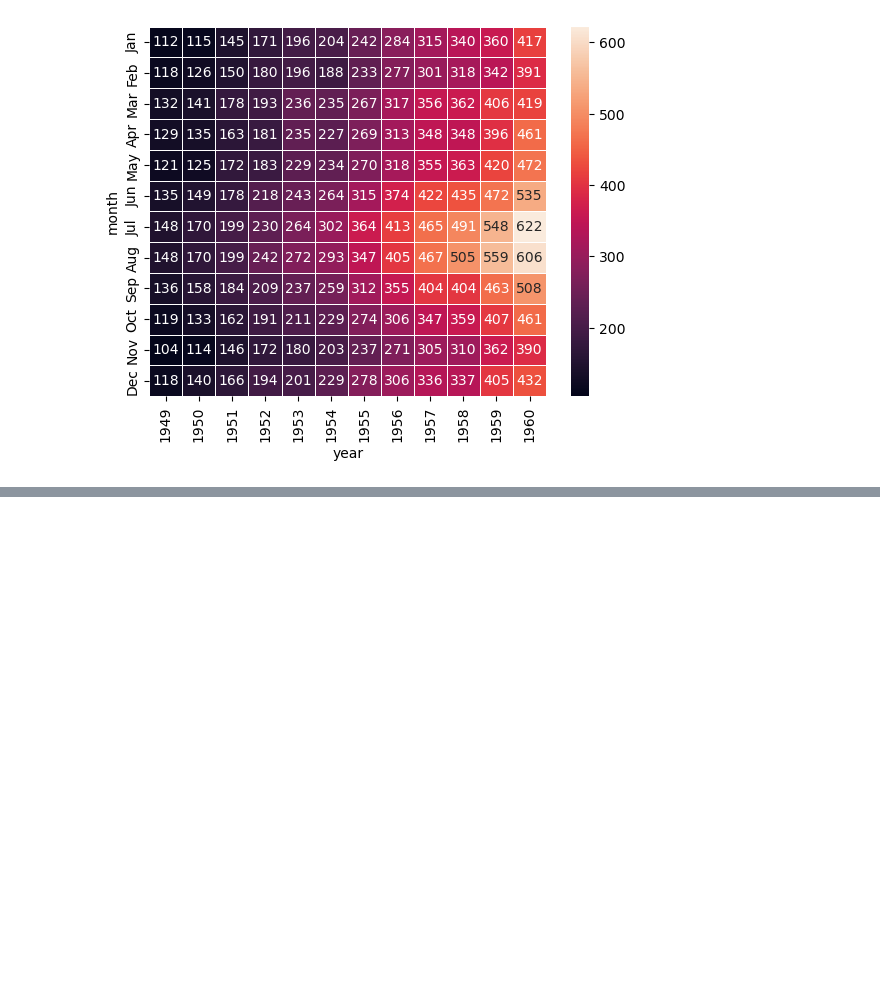
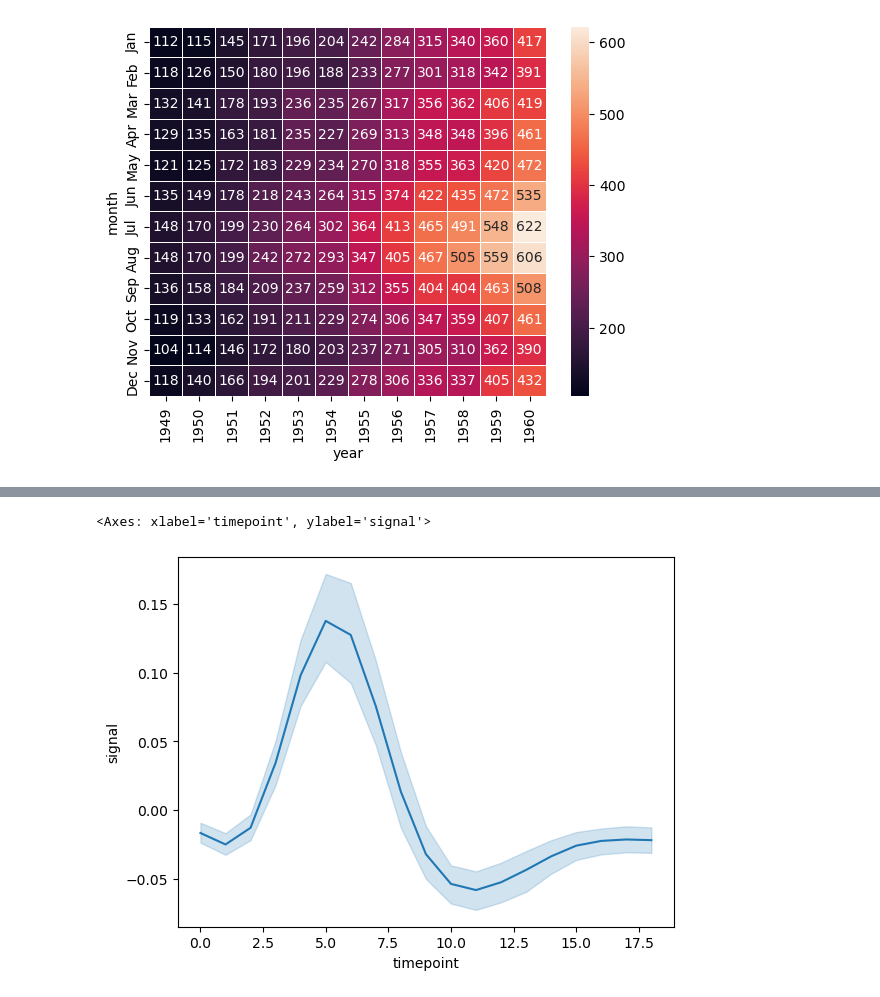
Before and after one commit to Alihanesentas/Exploratory-Data-Analysis, a Jupyter notebook: Day-4.ipynb, the cells around one changed output, grey strips where cells are left out. Saved outputs shown, nothing was run; the diff lists cells and outputs as text; code cells hidden in the pictures; blank space fills up the shorter version.

Commit message:
lineplot

```diff
--- a/Day-4.ipynb
+++ b/Day-4.ipynb
@@ -75,3 +75,8 @@ sns.heatmap(df,annot=True,fmt="d",linewidths=0.5)
 # %% [output]
 <Axes: xlabel='year', ylabel='month'>
 [figure]
+# %%
+import seaborn as sns
+fmri = sns.load_dataset("fmri")
+df = fmri.copy()
+df.head()
@@ -77,0 +184,5 @@ sns.heatmap(df,annot=True,fmt="d",linewidths=0.5)
+# %%
+sns.lineplot(x="timepoint",y="signal",data=df)
+# %% [output]
+<Axes: xlabel='timepoint', ylabel='signal'>
+[figure, added]
```
Also changed, not shown: parts of 13 cells of this notebook.
